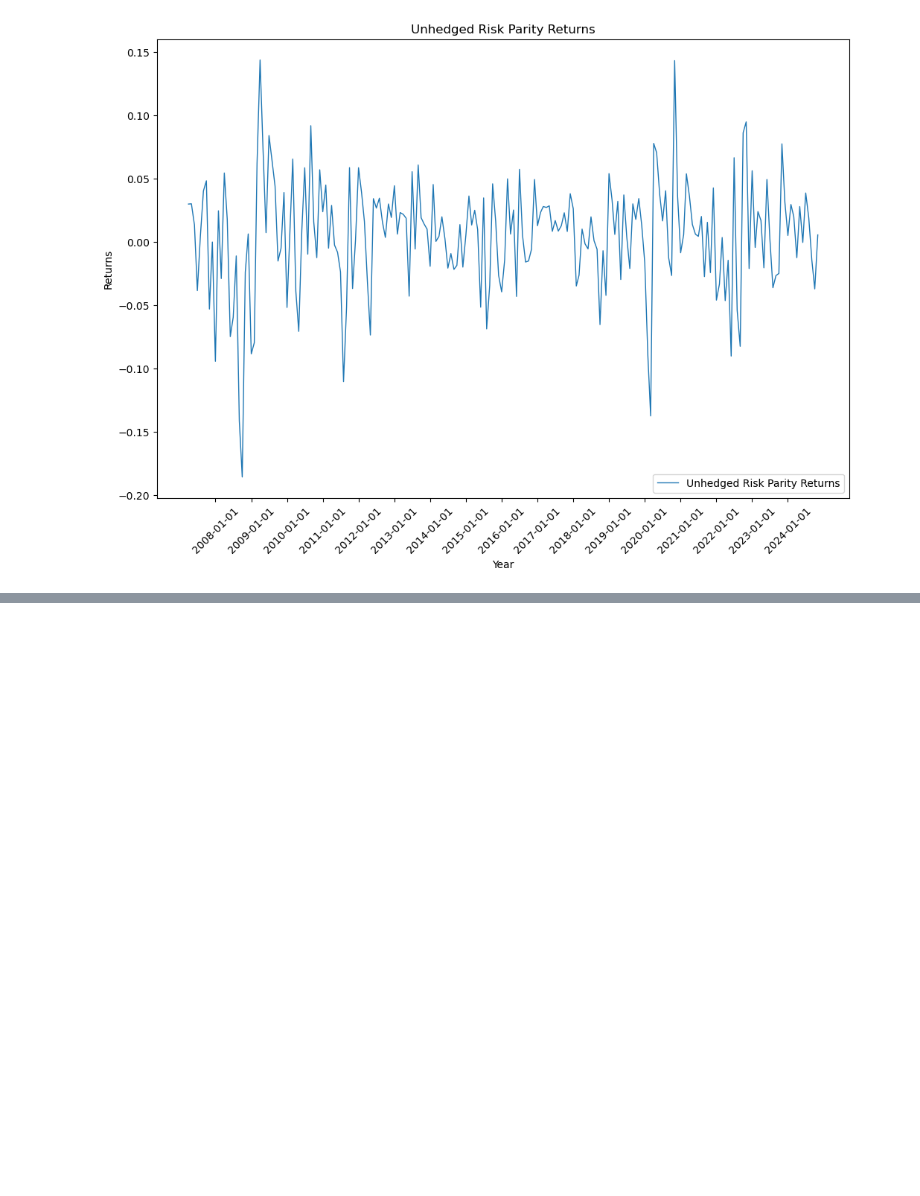
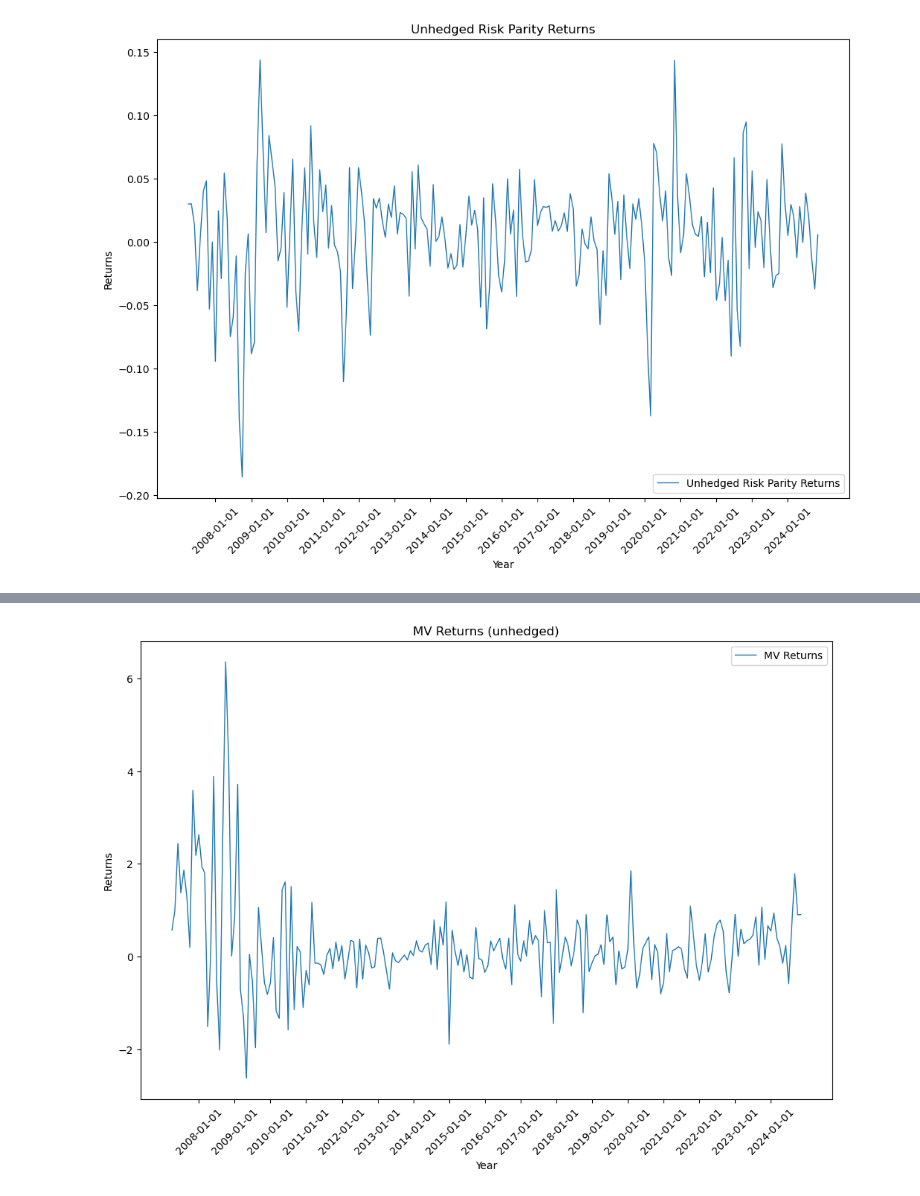
Before and after one commit to pherb127/Investments-Data, a Jupyter notebook: Investments.ipynb, the cells around one changed output, grey strips where cells are left out. Saved outputs shown, nothing was run; the diff lists cells and outputs as text; code cells hidden in the pictures; blank space fills up the shorter version.

```diff
--- a/Investments.ipynb
+++ b/Investments.ipynb
@@ -656,0 +784,17 @@ Sharpe Ratio: 0.14977815760978175
+# %%
+fig, ax = plt.subplots(figsize=(12, 8))
+
+# Convert 'date' column to datetime format before plotting
+mv_weights_unhedged['date'] = pd.to_datetime(mv_weights_unhedged['date'])
+ax.plot(mv_weights_unhedged['date'], mv_weights_unhedged['mv_return'], linestyle='-', linewidth=1, label='MV Returns')
+
+ax.set_xticks(pd.date_range(start=mv_weights_unhedged['date'].min(), end=mv_weights_unhedged['date'].max(), freq='YS'))
+ax.tick_params(axis='x', rotation=45)
+
+ax.set_title('MV Returns (unhedged)')
+ax.set_xlabel('Year')
+ax.set_ylabel('Returns')
+ax.legend()
+plt.show()
+# %% [output]
+[figure, added]
```
Also changed, not shown: parts of 35 cells of this notebook.
